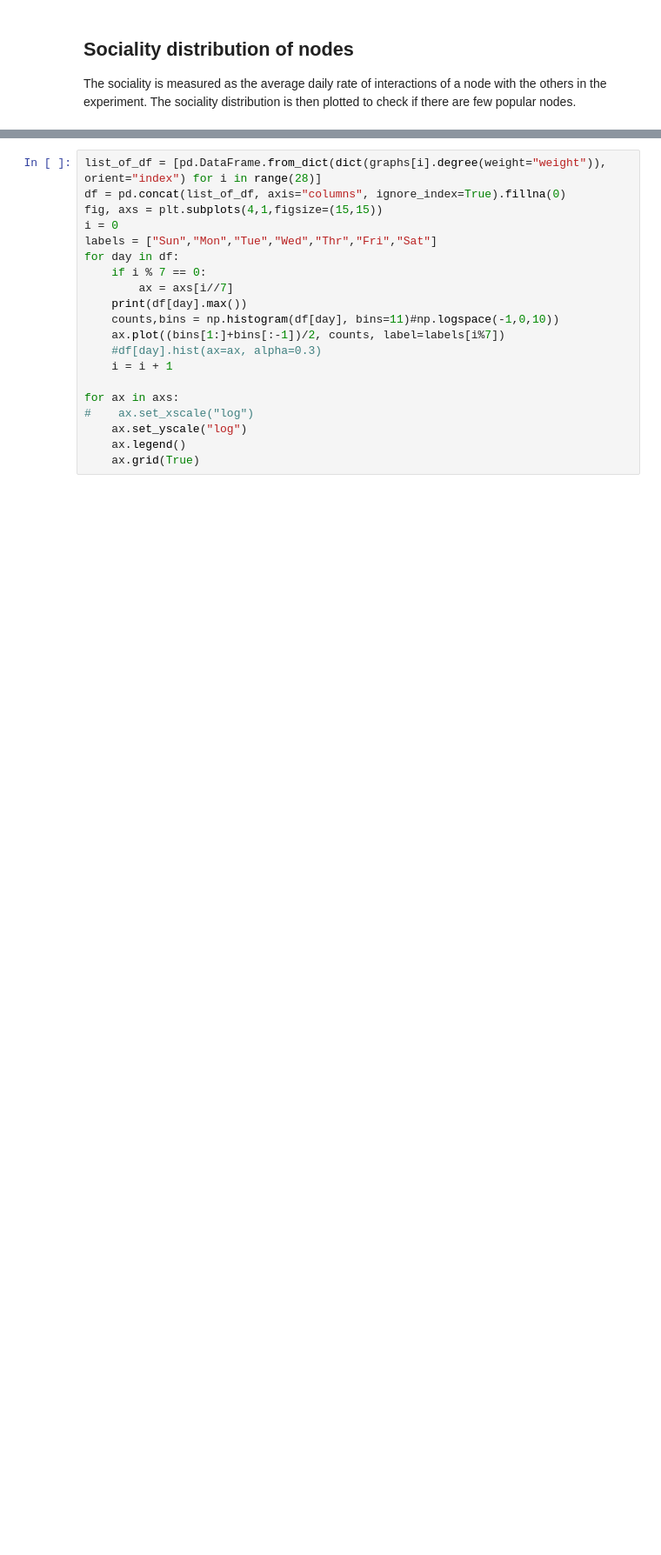
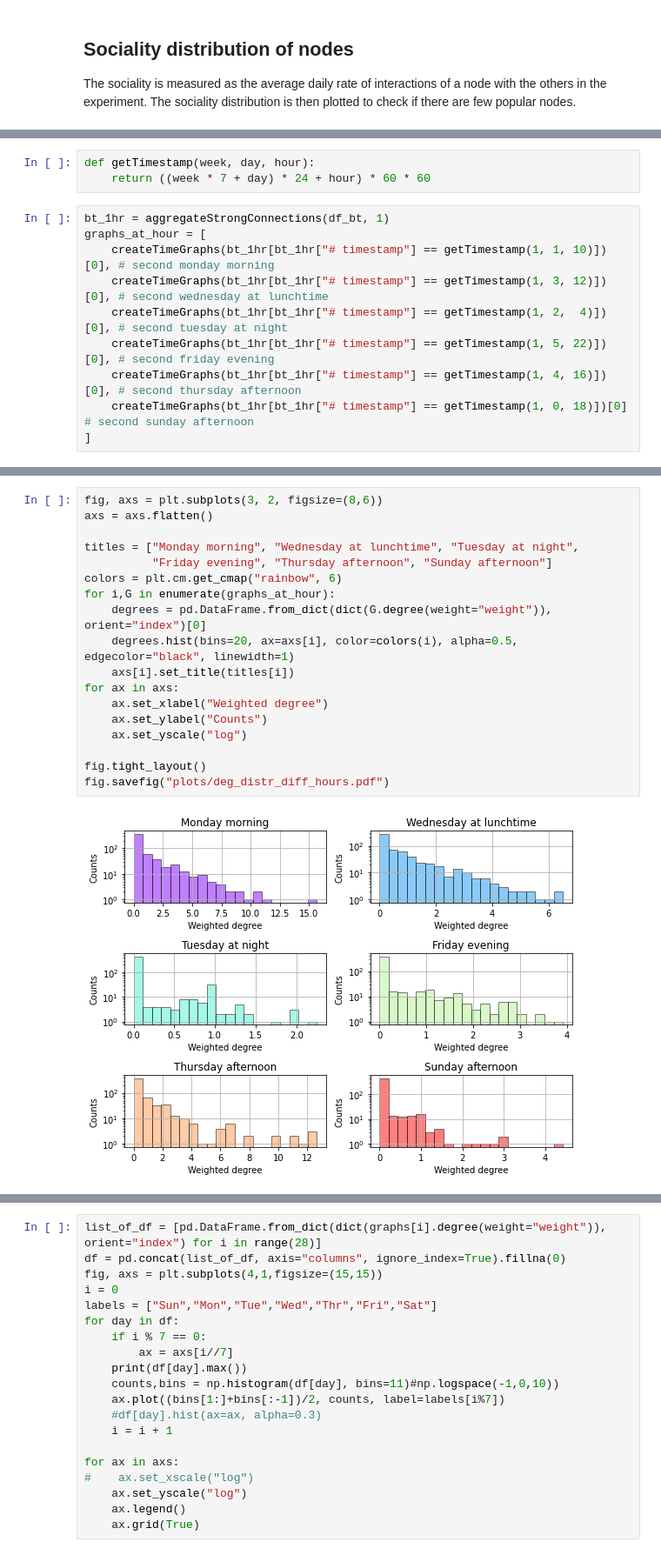
Before and after one commit to dariobaron/copenhagen_project, a Jupyter notebook: Dario_a_Copenhagen.ipynb, the cells around one changed output, grey strips where cells are left out. Shown at 87% size. Saved outputs shown, nothing was run; the diff lists cells and outputs as text; blank space fills up the shorter version.

```diff
--- a/Dario_a_Copenhagen.ipynb
+++ b/Dario_a_Copenhagen.ipynb
@@ -316,0 +305,13 @@ ax.grid()
+# %%
+def getTimestamp(week, day, hour):
+    return ((week * 7 + day) * 24 + hour) * 60 * 60
+# %%
+bt_1hr = aggregateStrongConnections(df_bt, 1)
+graphs_at_hour = [
+    createTimeGraphs(bt_1hr[bt_1hr["# timestamp"] == getTimestamp(1, 1, 10)])[0], # second monday morning
+    createTimeGraphs(bt_1hr[bt_1hr["# timestamp"] == getTimestamp(1, 3, 12)])[0], # second wednesday at lunchtime
+    createTimeGraphs(bt_1hr[bt_1hr["# timestamp"] == getTimestamp(1, 2,  4)])[0], # second tuesday at night
+    createTimeGraphs(bt_1hr[bt_1hr["# timestamp"] == getTimestamp(1, 5, 22)])[0], # second friday evening
+    createTimeGraphs(bt_1hr[bt_1hr["# timestamp"] == getTimestamp(1, 4, 16)])[0], # second thursday afternoon
+    createTimeGraphs(bt_1hr[bt_1hr["# timestamp"] == getTimestamp(1, 0, 18)])[0]  # second sunday afternoon
+]
@@ -316,0 +328,20 @@ ax.grid()
+# %%
+fig, axs = plt.subplots(3, 2, figsize=(8,6))
+axs = axs.flatten()
+
+titles = ["Monday morning", "Wednesday at lunchtime", "Tuesday at night",
+          "Friday evening", "Thursday afternoon", "Sunday afternoon"]
+colors = plt.cm.get_cmap("rainbow", 6)
+for i,G in enumerate(graphs_at_hour):
+    degrees = pd.DataFrame.from_dict(dict(G.degree(weight="weight")), orient="index")[0]
+    degrees.hist(bins=20, ax=axs[i], color=colors(i), alpha=0.5, edgecolor="black", linewidth=1)
+    axs[i].set_title(titles[i])
+for ax in axs:
+    ax.set_xlabel("Weighted degree")
+    ax.set_ylabel("Counts")
+    ax.set_yscale("log")
+
+fig.tight_layout()
+fig.savefig("plots/deg_distr_diff_hours.pdf")
+# %% [output]
+[figure, added]
```
Also changed, not shown: parts of 48 cells of this notebook, 4 other files.
